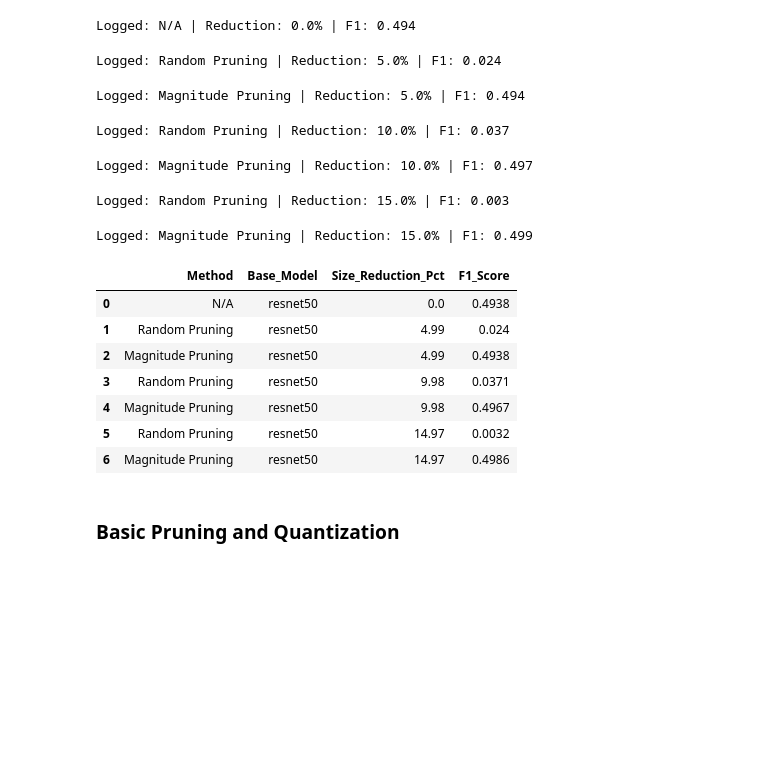
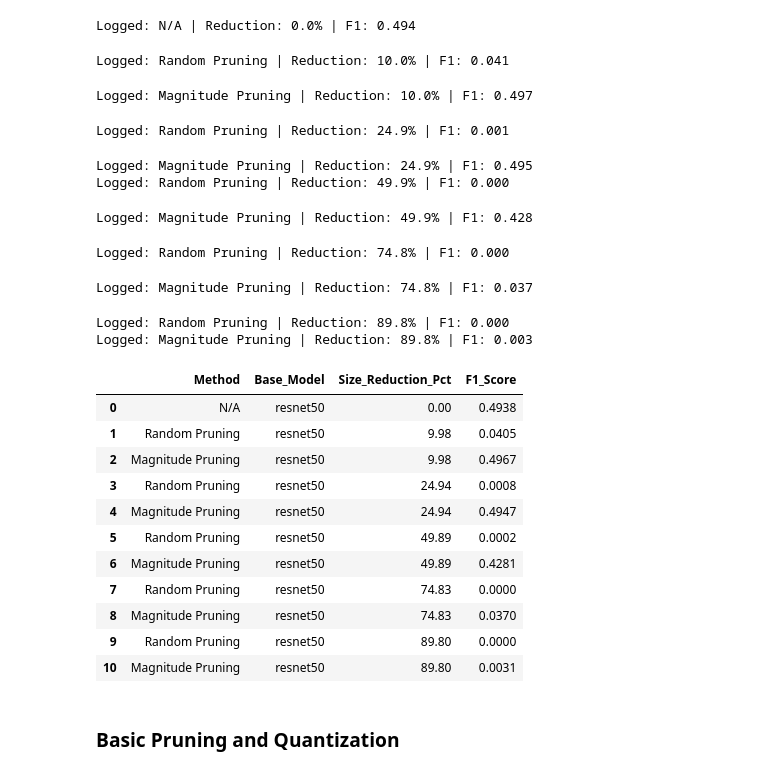
Before and after one commit to eoconn25/CS6423_knowledge_distillation_project, a Jupyter notebook: master.ipynb, the cells around one changed output. Cells and saved outputs as stored; diff of their text form; code cells hidden in the pictures; blank space fills up the shorter version.

```diff
--- a/master.ipynb
+++ b/master.ipynb
@@ -184,49 +184,57 @@ def magnitude_prune(model, amount):
     #print(f'magnitude pruning applied with amount: {amount}')
 
 
-pruning_amounts = [0.05, 0.1, 0.15]
+pruning_amounts = [0.1, 0.25, 0.5, 0.75, 0.9]
 evaluator = ModelEvaluator(data_loader=data_prep.test_loader, class_names=data_prep.class_names, silent=True)
 
 for amount in pruning_amounts:
     # initialize model copies
     model_random_pruned = copy.deepcopy(resnet50)
     model_magnitude_pruned = copy.deepcopy(resnet50)
 
     # apply prunings and record results
     random_prune(model_random_pruned, amount)
     metrics = evaluator.evaluate_single(model_random_pruned)
     #print(f'RANDOM PRUNE: Our F1 score: {metrics['f1_macro']}\n Our total parameters: {metrics['total_parameters']}')
     add_experiment(method='Random Pruning',
                    base_model='resnet50',
                    base_size=base_model_metrics['total_parameters'],
                    compressed_size=metrics['total_parameters'],
                    f1=metrics['f1_macro'])
 
     magnitude_prune(model_magnitude_pruned, amount)
     metrics = evaluator.evaluate_single(model_magnitude_pruned)
     #print(f'RANDOM PRUNE: Our F1 score: {metrics['f1_macro']}\n Our total parameters: {metrics['total_parameters']}')
     add_experiment(method='Magnitude Pruning',
                    base_model='resnet50',
                    base_size=base_model_metrics['total_parameters'],
                    compressed_size=metrics['total_parameters'],
                    f1=metrics['f1_macro'])
 
 display(results_df)
 # %% [output]
-Logged: Random Pruning | Reduction: 5.0% | F1: 0.024
+Logged: Random Pruning | Reduction: 10.0% | F1: 0.041
-Logged: Magnitude Pruning | Reduction: 5.0% | F1: 0.494
+Logged: Magnitude Pruning | Reduction: 10.0% | F1: 0.497
-Logged: Random Pruning | Reduction: 10.0% | F1: 0.037
+Logged: Random Pruning | Reduction: 24.9% | F1: 0.001
-Logged: Magnitude Pruning | Reduction: 10.0% | F1: 0.497
+Logged: Magnitude Pruning | Reduction: 24.9% | F1: 0.495
+Logged: Random Pruning | Reduction: 49.9% | F1: 0.000
-Logged: Random Pruning | Reduction: 15.0% | F1: 0.003
+Logged: Magnitude Pruning | Reduction: 49.9% | F1: 0.428
-Logged: Magnitude Pruning | Reduction: 15.0% | F1: 0.499
+Logged: Random Pruning | Reduction: 74.8% | F1: 0.000
+Logged: Magnitude Pruning | Reduction: 74.8% | F1: 0.037
+Logged: Random Pruning | Reduction: 89.8% | F1: 0.000
+Logged: Magnitude Pruning | Reduction: 89.8% | F1: 0.003
 |  | Method | Base_Model | Size_Reduction_Pct | F1_Score |
-| 0 | N/A | resnet50 | 0.0 | 0.4938 |
-| 1 | Random Pruning | resnet50 | 4.99 | 0.024 |
-| 2 | Magnitude Pruning | resnet50 | 4.99 | 0.4938 |
-| 3 | Random Pruning | resnet50 | 9.98 | 0.0371 |
-| 4 | Magnitude Pruning | resnet50 | 9.98 | 0.4967 |
-| 5 | Random Pruning | resnet50 | 14.97 | 0.0032 |
-| 6 | Magnitude Pruning | resnet50 | 14.97 | 0.4986 |
+| 0 | N/A | resnet50 | 0.00 | 0.4938 |
+| 1 | Random Pruning | resnet50 | 9.98 | 0.0405 |
+| 2 | Magnitude Pruning | resnet50 | 9.98 | 0.4967 |
+| 3 | Random Pruning | resnet50 | 24.94 | 0.0008 |
+| 4 | Magnitude Pruning | resnet50 | 24.94 | 0.4947 |
+| 5 | Random Pruning | resnet50 | 49.89 | 0.0002 |
+| 6 | Magnitude Pruning | resnet50 | 49.89 | 0.4281 |
+| 7 | Random Pruning | resnet50 | 74.83 | 0.0000 |
+| 8 | Magnitude Pruning | resnet50 | 74.83 | 0.0370 |
+| 9 | Random Pruning | resnet50 | 89.80 | 0.0000 |
+| 10 | Magnitude Pruning | resnet50 | 89.80 | 0.0031 |
 # %% [markdown]
 ### Basic Pruning and Quantization
 # %%
```
Also changed, not shown: parts of 5 cells of this notebook, 1 other file.
